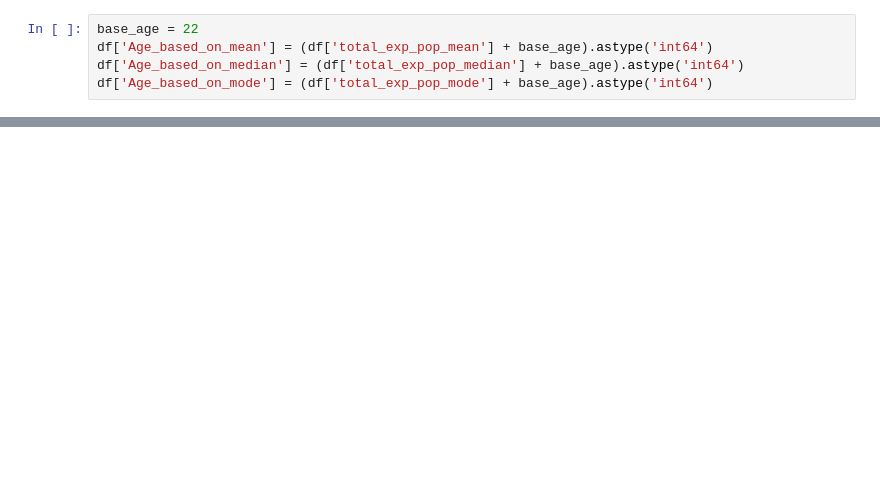
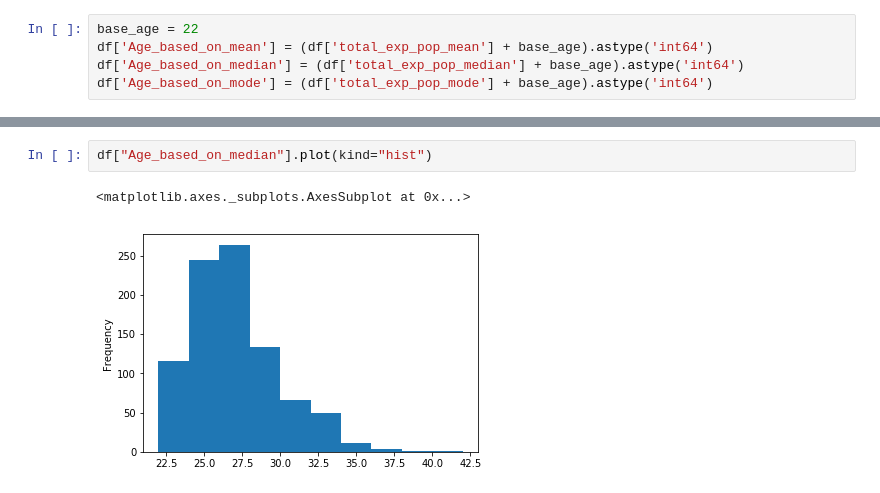
Before and after one commit to deepak-sadanandan/Python, a Jupyter notebook: Panda - Analysis.ipynb, the cells around one changed output, grey strips where cells are left out. Saved outputs shown, nothing was run; the diff lists cells and outputs as text; blank space fills up the shorter version.

```diff
--- a/Panda - Analysis.ipynb
+++ b/Panda - Analysis.ipynb
@@ -209,0 +233,5 @@ df
+# %%
+df["Age_based_on_median"].plot(kind="hist")
+# %% [output]
+<matplotlib.axes._subplots.AxesSubplot at 0x...>
+[figure, added]
```
Also changed, not shown: parts of 7 cells of this notebook.
